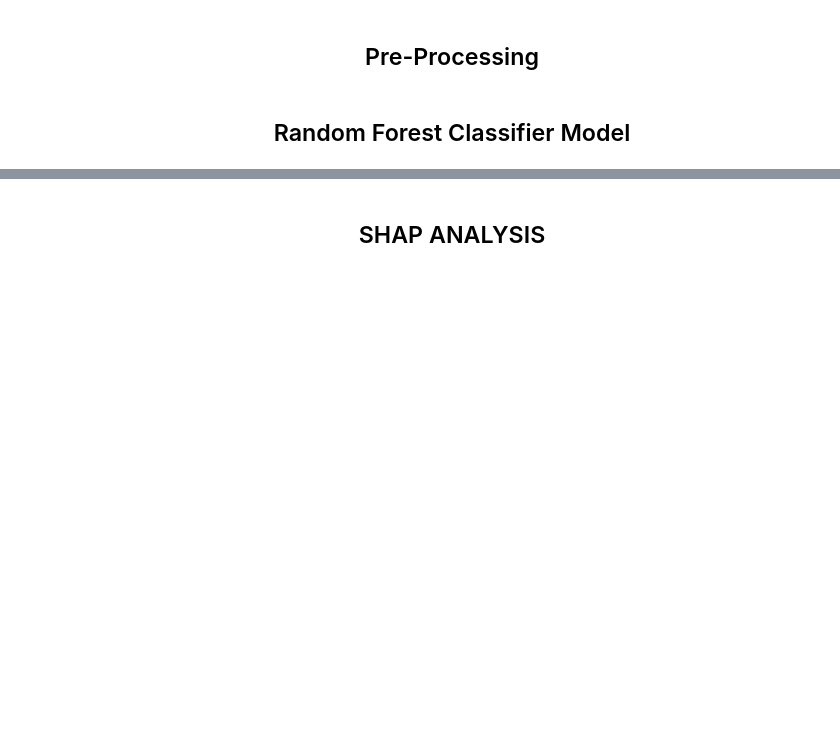
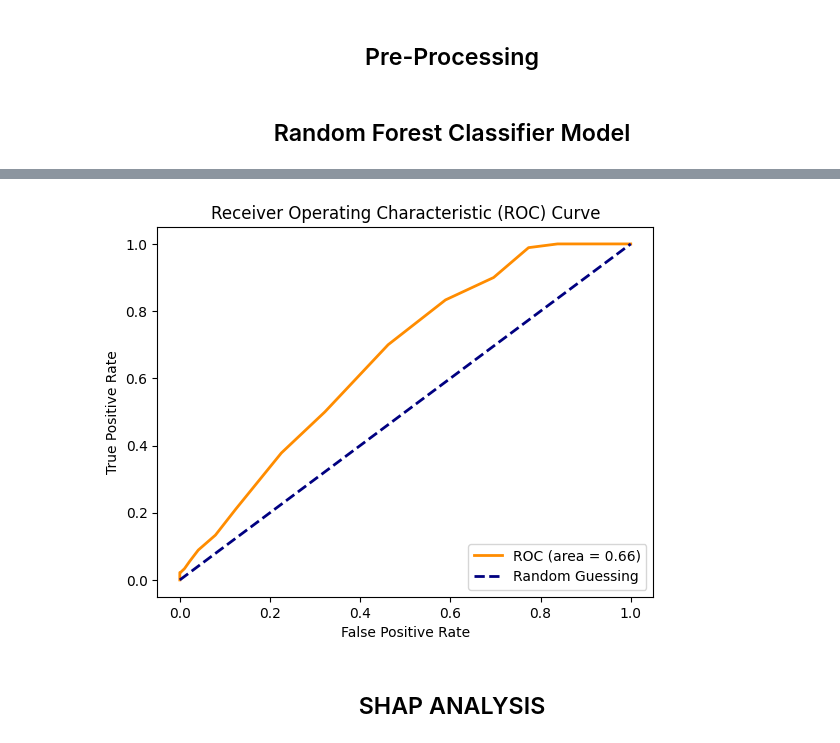
Before and after one commit to DQ4781/LF-ShapAnalysis, a Jupyter notebook: notebooks/rfr.ipynb, the cells around one changed output, grey strips where cells are left out. Drawn from its saved outputs; the diff is of its cells as text; code cells hidden in the pictures; blank space fills up the shorter version.

```diff
--- a/notebooks/rfr.ipynb
+++ b/notebooks/rfr.ipynb
@@ -156,3 +253,20 @@ plt.show()
+# %%
+# AUC / ROC for 2019
+y19_score = clf.predict_proba(x19)[:, 1]
+
+fpr, tpr, thresholds = roc_curve(y19, y19_score)
+roc_auc = auc(fpr, tpr)
+
+
+plt.plot(fpr, tpr, color='darkorange', lw=2,label='ROC (area = %0.2f)' % roc_auc)
+plt.plot([0, 1], [0, 1], color='navy', lw=2, linestyle='--', label='Random Guessing')
+plt.xlabel('False Positive Rate')
+plt.ylabel('True Positive Rate')
+plt.title('Receiver Operating Characteristic (ROC) Curve')
+plt.legend(loc="lower right")
+plt.show()
+# %% [output]
+[figure, added]
 # %% [markdown]
 <H2 align="center"> SHAP ANALYSIS </H2>
 # %%
```
Also changed, not shown: parts of 22 cells of this notebook.
